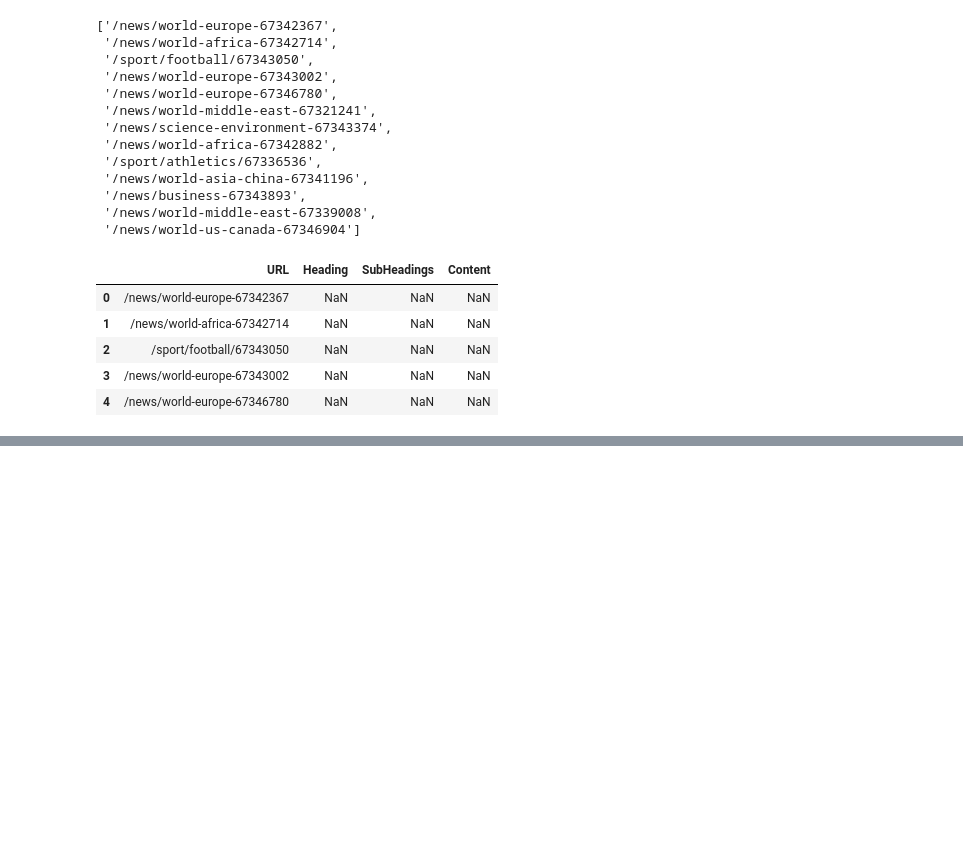
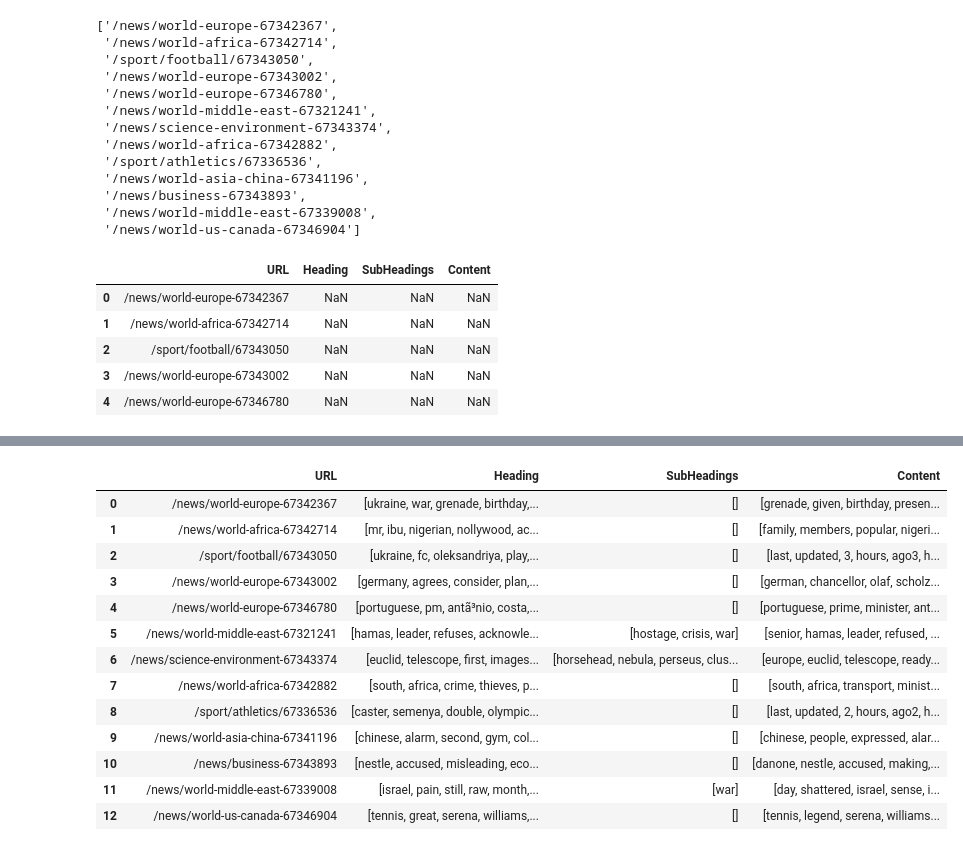
Before and after one commit to jlang62/nlp-training, a Jupyter notebook: NLP/Scraping/WebScraping.ipynb, the cells around one changed output, grey strips where cells are left out. Saved outputs shown, nothing was run; the diff lists cells and outputs as text; code cells hidden in the pictures; blank space fills up the shorter version.

```diff
--- a/NLP/Scraping/WebScraping.ipynb
+++ b/NLP/Scraping/WebScraping.ipynb
@@ -1,9 +1,20 @@
 # %%
 import pandas as pd
 import numpy as np
+import matplotlib.pyplot as plt
+%matplotlib inline
 import requests
 from bs4 import BeautifulSoup
 import re
+
+from wordcloud import WordCloud
+
+# stopwords
+import nltk
+stop_words = nltk.corpus.stopwords.words('english')
+from nltk.tokenize import word_tokenize
+
+from sklearn.feature_extraction.text import TfidfVectorizer, CountVectorizer
 # %%
 # initialize the empty dataframe
 df = pd.DataFrame(columns=['URL', 'Heading', 'SubHeadings', 'Content'])
@@ -152,0 +172,30 @@ df.head()
+# %%
+def cleanText(text):
+    tokens = word_tokenize(text)
+    tokens = [word.lower() for word in tokens] # everything lowercase
+    tokens = [word.strip() for word in tokens] # strips whitespaces
+    tokens = [word for word in tokens if word.isalnum()] # only alpha numerical values
+    tokens = [word for word in tokens if not word in stop_words] # removes stopwords
+    return tokens
+# %%
+for idx, row in df.iterrows():
+    df.loc[idx, 'Heading'] = cleanText(row['Heading'])
+    df.loc[idx, 'SubHeadings'] = cleanText(row['SubHeadings'])
+    df.loc[idx, 'Content'] = cleanText(row['Content'])
+# %%
+df
+# %% [output]
+|  | URL | Heading | SubHeadings | Content |
+| 0 | /news/world-europe-67342367 | [ukraine, war, grenade, birthday,... | [] | [grenade, given, birthday, presen... |
+| 1 | /news/world-africa-67342714 | [mr, ibu, nigerian, nollywood, ac... | [] | [family, members, popular, nigeri... |
+| 2 | /sport/football/67343050 | [ukraine, fc, oleksandriya, play,... | [] | [last, updated, 3, hours, ago3, h... |
+| 3 | /news/world-europe-67343002 | [germany, agrees, consider, plan,... | [] | [german, chancellor, olaf, scholz... |
+| 4 | /news/world-europe-67346780 | [portuguese, pm, antã³nio, costa,... | [] | [portuguese, prime, minister, ant... |
+| 5 | /news/world-middle-east-67321241 | [hamas, leader, refuses, acknowle... | [hostage, crisis, war] | [senior, hamas, leader, refused, ... |
+| 6 | /news/science-environment-67343374 | [euclid, telescope, first, images... | [horsehead, nebula, perseus, clus... | [europe, euclid, telescope, ready... |
+| 7 | /news/world-africa-67342882 | [south, africa, crime, thieves, p... | [] | [south, africa, transport, minist... |
+| 8 | /sport/athletics/67336536 | [caster, semenya, double, olympic... | [] | [last, updated, 2, hours, ago2, h... |
+| 9 | /news/world-asia-china-67341196 | [chinese, alarm, second, gym, col... | [] | [chinese, people, expressed, alar... |
+| 10 | /news/business-67343893 | [nestle, accused, misleading, eco... | [] | [danone, nestle, accused, making,... |
+| 11 | /news/world-middle-east-67339008 | [israel, pain, still, raw, month,... | [war] | [day, shattered, israel, sense, i... |
+| 12 | /news/world-us-canada-67346904 | [tennis, great, serena, williams,... | [] | [tennis, legend, serena, williams... |
```
Also changed, not shown: parts of 5 cells of this notebook.
